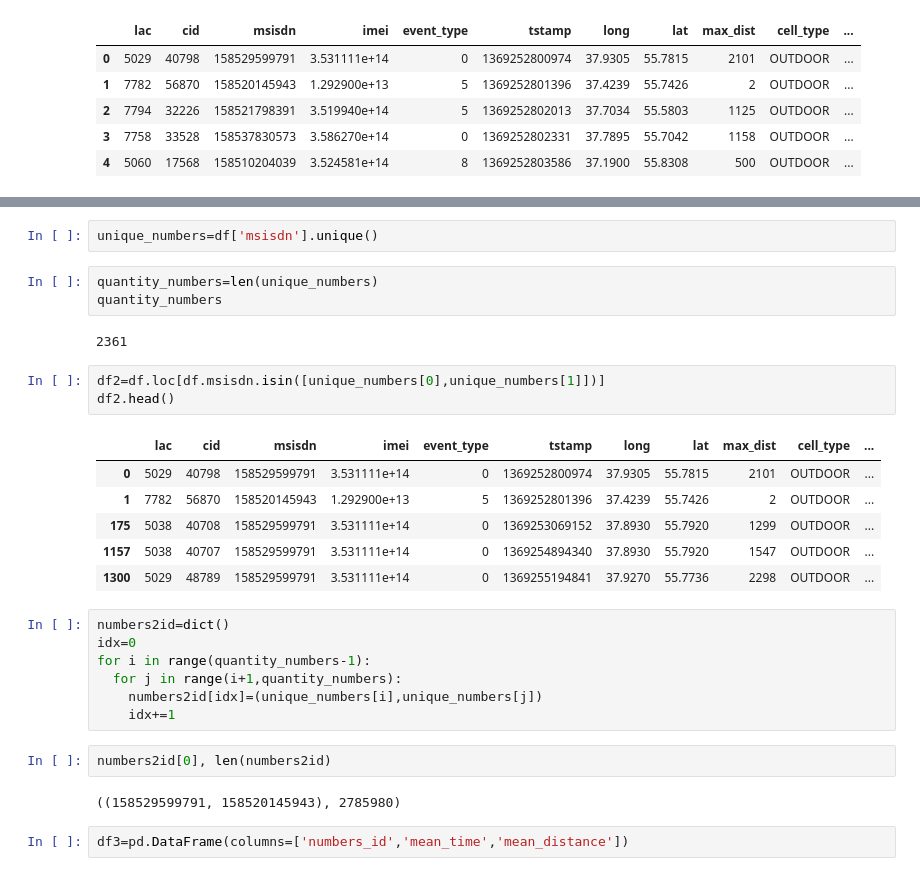
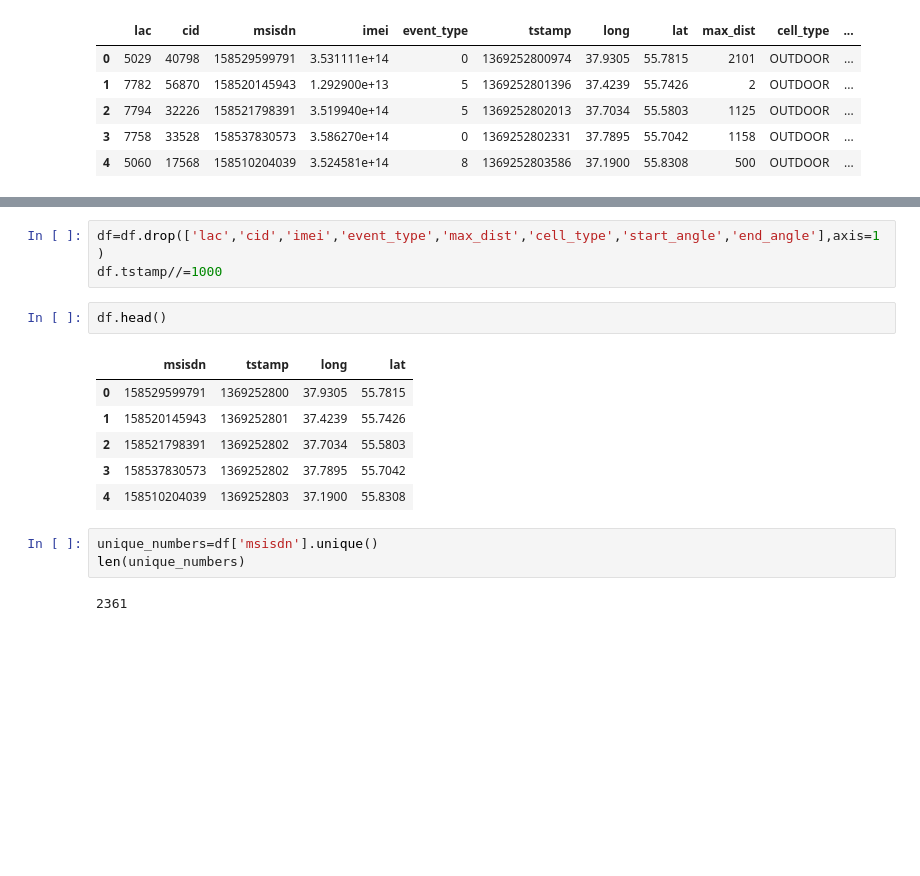
Before and after one commit to MDYLL/Megafon_test, a Jupyter notebook: Megafon_test.ipynb, the cells around one changed output, grey strips where cells are left out. Saved outputs shown, nothing was run; the diff lists cells and outputs as text; blank space fills up the shorter version.

```diff
--- a/Megafon_test.ipynb
+++ b/Megafon_test.ipynb
@@ -26,30 +31,17 @@ df.head()
+# %%
+df=df.drop(['lac','cid','imei','event_type','max_dist','cell_type','start_angle','end_angle'],axis=1)
+df.tstamp//=1000
+# %%
+df.head()
+# %% [output]
+|  | msisdn | tstamp | long | lat |
+| 0 | 158529599791 | 1369252800 | 37.9305 | 55.7815 |
+| 1 | 158520145943 | 1369252801 | 37.4239 | 55.7426 |
+| 2 | 158521798391 | 1369252802 | 37.7034 | 55.5803 |
+| 3 | 158537830573 | 1369252802 | 37.7895 | 55.7042 |
+| 4 | 158510204039 | 1369252803 | 37.1900 | 55.8308 |
 # %%
 unique_numbers=df['msisdn'].unique()
+len(unique_numbers)
+# %% [output]
+2361
-# %%
-quantity_numbers=len(unique_numbers)
-quantity_numbers
-# %% [output]
-2361
-# %%
-df2=df.loc[df.msisdn.isin([unique_numbers[0],unique_numbers[1]])]
-df2.head()
-# %% [output]
-|  | lac | cid | msisdn | imei | event_type | tstamp | long | lat | max_dist | cell_type | ... |
-| 0 | 5029 | 40798 | 158529599791 | 3.531111e+14 | 0 | 1369252800974 | 37.9305 | 55.7815 | 2101 | OUTDOOR | ... |
-| 1 | 7782 | 56870 | 158520145943 | 1.292900e+13 | 5 | 1369252801396 | 37.4239 | 55.7426 | 2 | OUTDOOR | ... |
-| 175 | 5038 | 40708 | 158529599791 | 3.531111e+14 | 0 | 1369253069152 | 37.8930 | 55.7920 | 1299 | OUTDOOR | ... |
-| 1157 | 5038 | 40707 | 158529599791 | 3.531111e+14 | 0 | 1369254894340 | 37.8930 | 55.7920 | 1547 | OUTDOOR | ... |
-| 1300 | 5029 | 48789 | 158529599791 | 3.531111e+14 | 0 | 1369255194841 | 37.9270 | 55.7736 | 2298 | OUTDOOR | ... |
-# %%
-numbers2id=dict()
-idx=0
-for i in range(quantity_numbers-1):
-  for j in range(i+1,quantity_numbers):
-    numbers2id[idx]=(unique_numbers[i],unique_numbers[j])
-    idx+=1
-# %%
-numbers2id[0], len(numbers2id)
-# %% [output]
-((158529599791, 158520145943), 2785980)
-# %%
-df3=pd.DataFrame(columns=['numbers_id','mean_time','mean_distance'])
```
Also changed, not shown: parts of 21 cells of this notebook.
